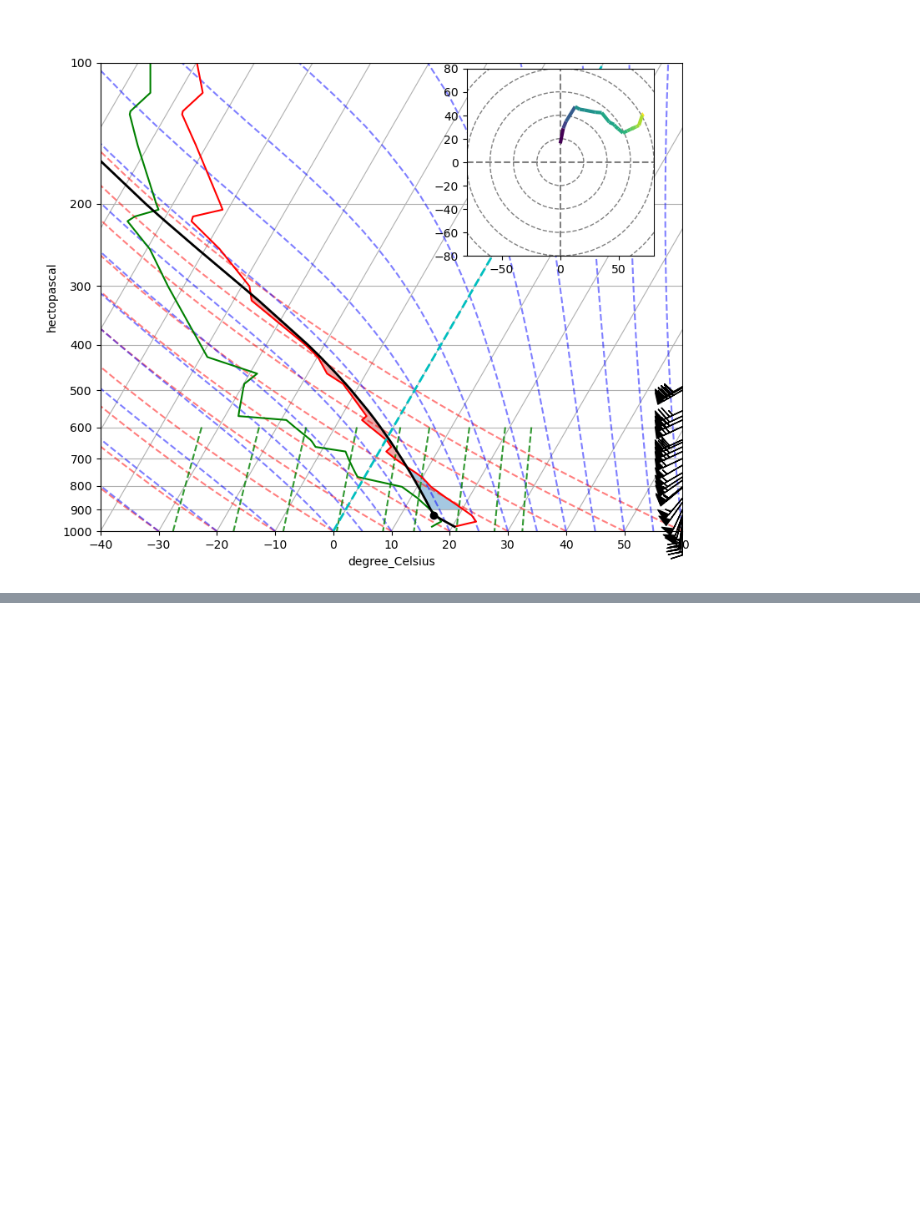
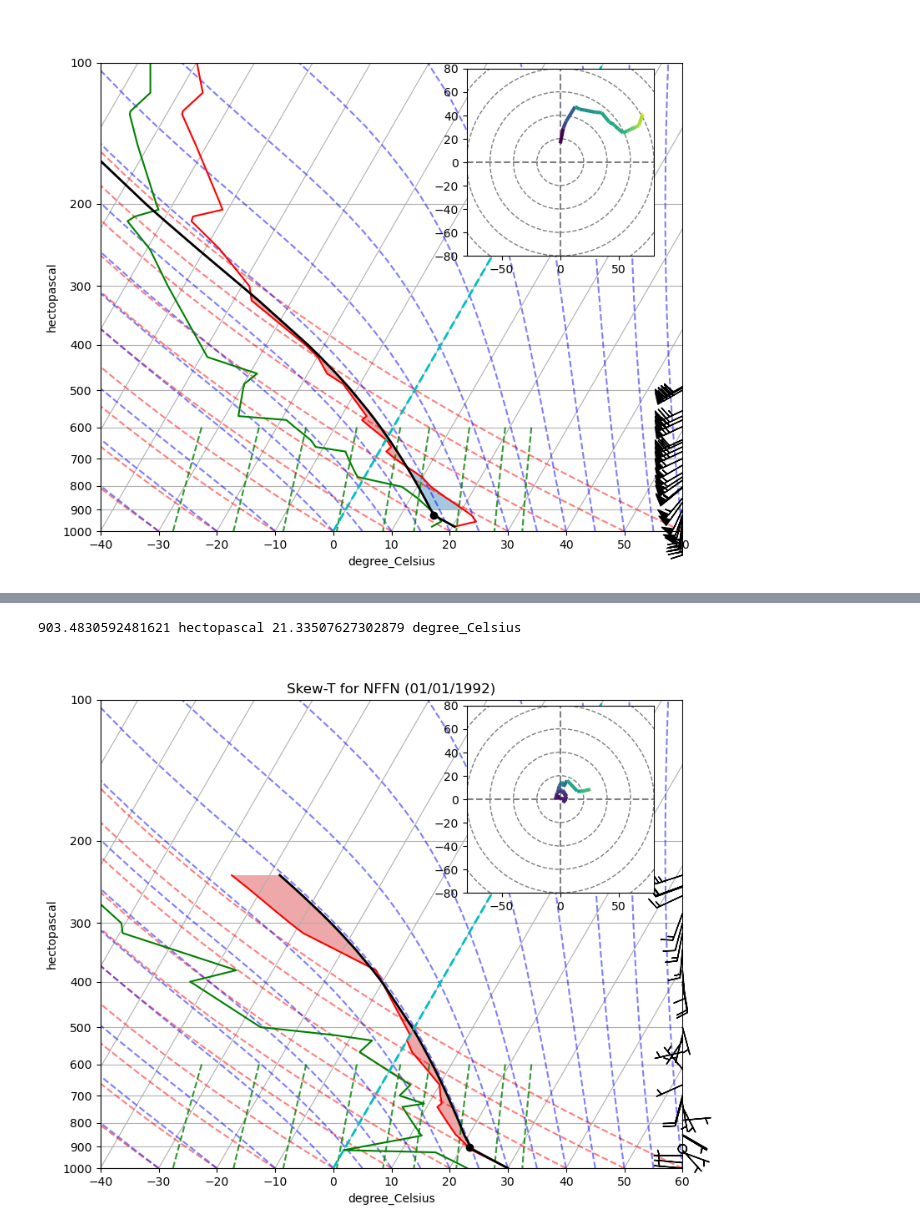
Before and after one commit to achmadrifani/fiji-training-2024, a Jupyter notebook: notebooks/day_08/02_upperair_soundings.ipynb, the cells around one changed output, grey strips where cells are left out. Saved outputs shown, nothing was run; the diff lists cells and outputs as text; code cells hidden in the pictures; blank space fills up the shorter version.

```diff
--- a/notebooks/day_08/02_upperair_soundings.ipynb
+++ b/notebooks/day_08/02_upperair_soundings.ipynb
@@ -197,0 +267,69 @@ plt.show()
+# %%
+# Pull the data out of the dataset into individual variables and assign units.
+
+p = df['...'].values * units.hPa
+T = df['...'].values * units.degC
+Td = df['...'].values * units.degC
+wind_speed = df['...'].values * units.knots
+wind_dir = df['...'].values * units.degrees
+u, v = mpcalc.wind_components(wind_speed, wind_dir)
+# %%
+# Calculate the LCL
+lcl_pressure, lcl_temperature = mpcalc.lcl(p[0], T[0], Td[0])
+
+print(lcl_pressure, lcl_temperature)
+
+# Calculate the parcel profile.
+parcel_prof = mpcalc.parcel_profile(p, T[0], Td[0]).to('degC')
+# %% [output]
+903.4830592481621 hectopascal 21.33507627302879 degree_Celsius
+# %%
+# Create a new figure. The dimensions here give a good aspect ratio
+fig = plt.figure(figsize=(9, 9))
+skew = SkewT(fig, rotation=30)
+
+# Plot the data using normal plotting functions, in this case using
+# log scaling in Y, as dictated by the typical meteorological plot
+skew.plot(p, T, 'r')
+skew.plot(p, Td, 'g')
+skew.plot_barbs(p, u, v)
+skew.ax.set_ylim(1000, 100)
+skew.ax.set_xlim(-40, 60)
+
+# Plot LCL as black dot
+skew.plot(lcl_pressure, lcl_temperature, 'ko', markerfacecolor='black')
+
+# Plot the parcel profile as a black line
+skew.plot(p, parcel_prof, 'k', linewidth=2)
+
+# Shade areas of CAPE and CIN
+skew.shade_cin(p, T, parcel_prof, Td)
+skew.shade_cape(p, T, parcel_prof)
+
+# Plot a zero degree isotherm
+skew.ax.axvline(0, color='c', linestyle='--', linewidth=2)
+
+# Add the relevant special lines
+skew.plot_dry_adiabats()
+skew.plot_moist_adiabats()
+skew.plot_mixing_lines()
+
+# Create a hodograph
+# Create an inset axes object that is 40% width and height of the
+# figure and put it in the upper right hand corner.
+ax_hod = inset_axes(skew.ax, '40%', '40%', loc=1)
+h = Hodograph(ax_hod, component_range=80.)
+h.add_grid(increment=20)
+h.plot_colormapped(u, v, wind_speed)  # Plot a line colored by wind speed
+
+# Add title
+skew.ax.set_title('...')
+
+# Save the plot
+...
+
+
+# Show the plot
+plt.show()
+# %% [output]
+[figure, added]
```
Also changed, not shown: parts of 6 cells of this notebook, 2 other files.
